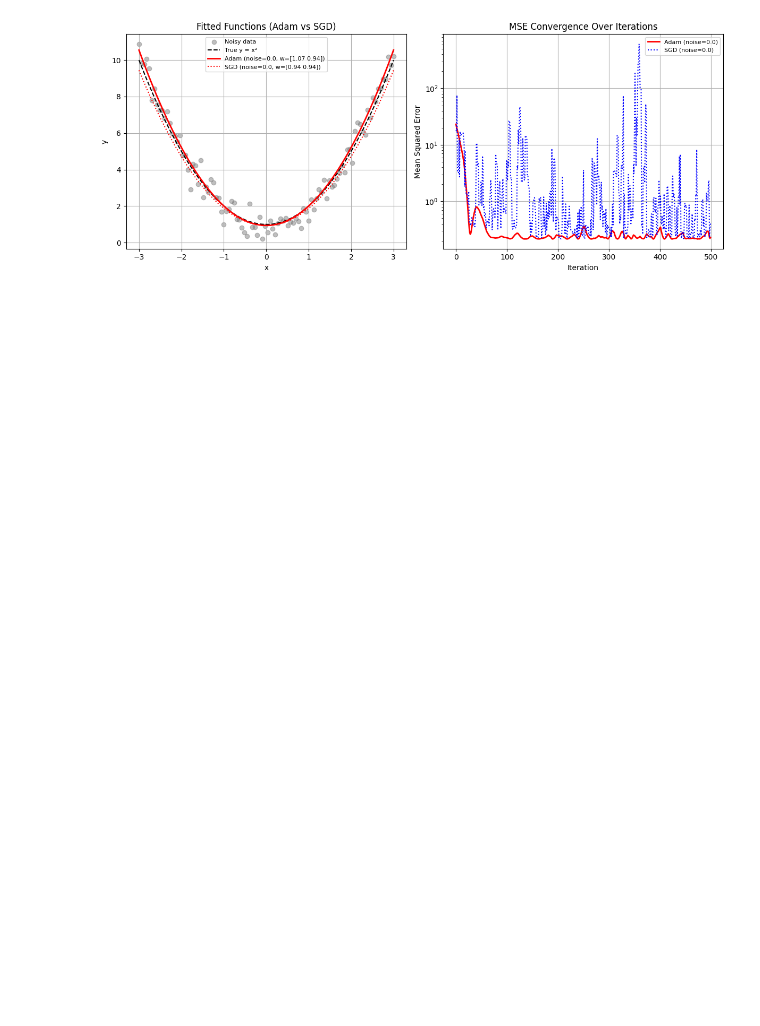
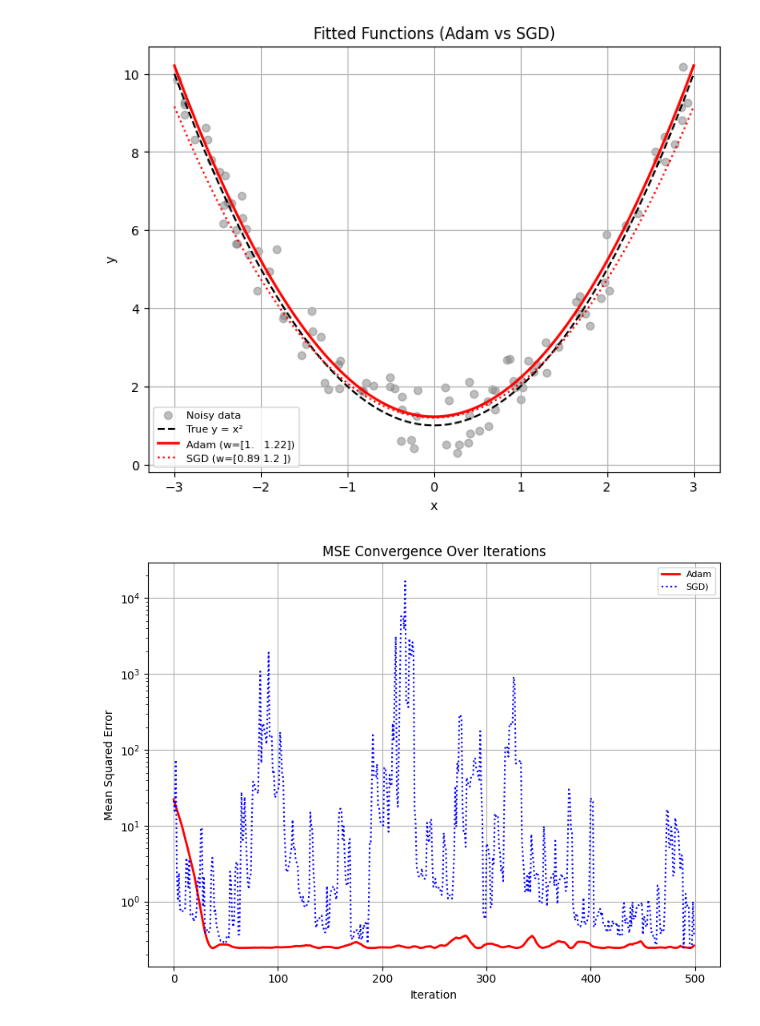
Before and after one commit to KrazyKats/Math_216A, a Jupyter notebook: HW3/Hw3.ipynb, the cells around one changed output. Drawn from its saved outputs; the diff is of its cells as text; code cells hidden in the pictures; blank space fills up the shorter version.

```diff
--- a/HW3/Hw3.ipynb
+++ b/HW3/Hw3.ipynb
@@ -5,11 +5,13 @@ import matplotlib.pyplot as plt
 # ----- Generate nonlinear data -----
 np.random.seed(0)
 N = 100
-x = np.linspace(-3, 3, N)
+range_min, range_max = -3, 3
+X = (range_max - range_min) * np.random.rand(N, 1) + range_min  # in [-3, 3]
+x_data = X.flatten()
 true_w = np.array([1, 1])  # true model: y = x²
 
 # noise vector
 noise = np.random.randn(N)
 
-y = true_w[0] * x**2 + true_w[1] + 0.5 * noise  # noisy observations
-y_bigger_noise = true_w[0] * x**2 + true_w[1] + 2.0 * noise  # noisier observations
+y = true_w[0] * x_data**2 + true_w[1] + 0.5 * noise  # noisy observations
+y_bigger_noise = true_w[0] * x_data**2 + true_w[1] + 2.0 * noise  # noisier observations
@@ -40,7 +44,7 @@ def adam_optimizer(x, y, lr=0.05, beta1=0.9, beta2=0.999, eps=1e-8,
     v = np.zeros_like(w)
     losses = []
     for t in range(1, epochs + 1):
-        idx = np.random.choice(len(x), size=size)
+        idx = np.random.choice(len(x), size=size, replace=False)
         grad = grad_f(w, x[idx], y[idx])
         # grad += grad_noise * np.random.randn(*grad.shape)
         # Adam update
@@ -58,7 +62,7 @@ def sgd_optimizer(x, y, lr=0.05, epochs=3000, grad_noise=0.0, size = 1):
     losses = []
     for t in range(1, epochs + 1):
         # choose random x and y for gradient calculation
-        idx = np.random.choice(len(x), size=size)
+        idx = np.random.choice(len(x), size=size, replace=False)
         grad = grad_f(w, x[idx], y[idx])
         # grad += grad_noise * np.random.randn(*grad.shape)
         w -= lr * grad
@@ -75,8 +79,8 @@ adam_fits, sgd_fits = [], []
 adam_losses, sgd_losses = [], []
 
 for nl in noise_levels:
-    w_adam, loss_adam = adam_optimizer(x, y, epochs=epochs, grad_noise=nl, size=size)
-    w_sgd, loss_sgd = sgd_optimizer(x, y, epochs=epochs, grad_noise=nl, size=size)
+    w_adam, loss_adam = adam_optimizer(x_data, y, epochs=epochs, grad_noise=nl, size=size)
+    w_sgd, loss_sgd = sgd_optimizer(x_data, y, epochs=epochs, grad_noise=nl, size=size)
     adam_fits.append((nl, w_adam))
     sgd_fits.append((nl, w_sgd))
     adam_losses.append((nl, loss_adam))
@@ -85,9 +89,10 @@ for nl in noise_levels:
 
 
 plt.figure(figsize=(8, 6))
+x = np.linspace(range_min, range_max, 2000)
 
 # (1) Function fits
-plt.scatter(x, y, color='gray', alpha=0.5, label='Noisy data')
+plt.scatter(x_data, y, color='gray', alpha=0.5, label='Noisy data')
 plt.plot(x, true_w[0] * x**2 + true_w[1], 'k--', label='True y = x²')
 
 for (nl, w_adam), (nl2, w_sgd), color in zip(adam_fits, sgd_fits, colors):
@@ -107,36 +112,41 @@ plt.show()
 # %%
 # ----- Plot results -----
-fig, axes = plt.subplots(1, 2, figsize=(12, 5))
+plt.figure(figsize=(8, 6))
 
 # (1) Function fits
-axes[0].scatter(x, y, color='gray', alpha=0.5, label='Noisy data')
-axes[0].plot(x, true_w[0] * x**2 + true_w[1], 'k--', label='True y = x²')
+plt.scatter(x_data, y, color='gray', alpha=0.5, label='Noisy data')
+plt.plot(x, true_w[0] * x**2 + true_w[1], 'k--', label='True y = x²')
 
 for (nl, w_adam), (nl2, w_sgd), color in zip(adam_fits, sgd_fits, colors):
-    axes[0].plot(x, predict(w_adam, x), color=color, lw=2,
-                 label=f'Adam (noise={nl}, w={w_adam.round(2)})')
-    axes[0].plot(x, predict(w_sgd, x), color=color, ls=':',
-                 label=f'SGD (noise={nl}, w={w_sgd.round(2)})')
+    plt.plot(x, predict(w_adam, x), color=color, lw=2,
+             label=f'Adam (w={w_adam.round(2)})')
+    plt.plot(x, predict(w_sgd, x), color=color, ls=':',
+                 label=f'SGD (w={w_sgd.round(2)})')
 
-axes[0].set_xlabel('x')
-axes[0].set_ylabel('y')
-axes[0].set_title('Fitted Functions (Adam vs SGD)')
-axes[0].legend(fontsize=8)
-axes[0].grid(True)
+plt.xlabel('x')
+plt.ylabel('y')
+plt.title('Fitted Functions (Adam vs SGD)')
+plt.legend(fontsize=8)
+plt.grid(True)
+
+plt.show()
+
+plt.figure(figsize=(8, 6))
 
 # (2) MSE convergence
 for (nl, loss_adam), (nl2, loss_sgd), color in zip(adam_losses, sgd_losses, colors):
-    axes[1].plot(loss_adam, color=color, lw=2, label=f'Adam (noise={nl})')
-    axes[1].plot(loss_sgd, color="b", ls=':', label=f'SGD (noise={nl})')
+    plt.plot(loss_adam, color=color, lw=2, label=f'Adam')
+    plt.plot(loss_sgd, color="b", ls=':', label=f'SGD)')
 
-axes[1].set_xlabel('Iteration')
-axes[1].set_ylabel('Mean Squared Error')
-axes[1].set_title('MSE Convergence Over Iterations')
-axes[1].set_yscale('log')
-axes[1].legend(fontsize=8)
-axes[1].grid(True)
+plt.xlabel('Iteration')
+plt.ylabel('Mean Squared Error')
+plt.title('MSE Convergence Over Iterations')
+plt.yscale('log')
+plt.legend(fontsize=8)
+plt.grid(True)
 
 plt.tight_layout()
 plt.show()
 # %% [output]
-[figure, old version]
+[figure, new version]
+[figure, added]
```
Also changed, not shown: parts of 5 cells of this notebook, 3 other files.
